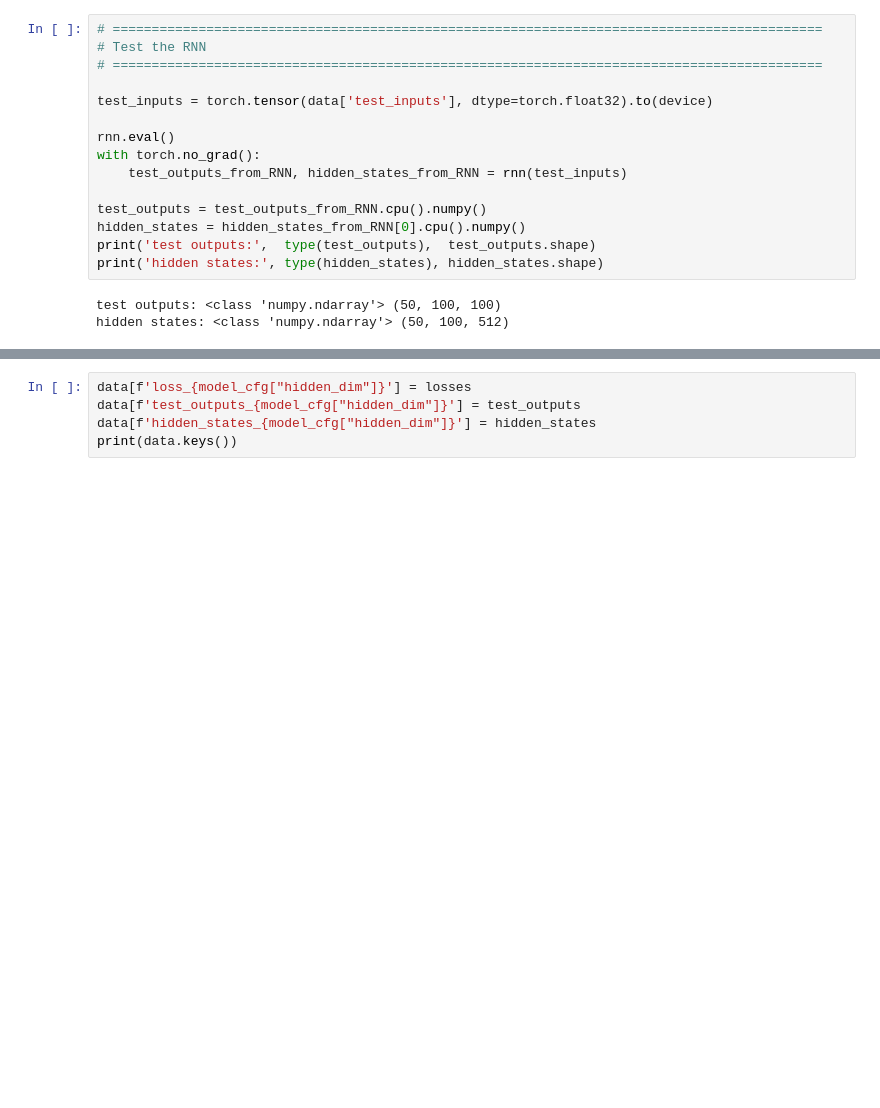
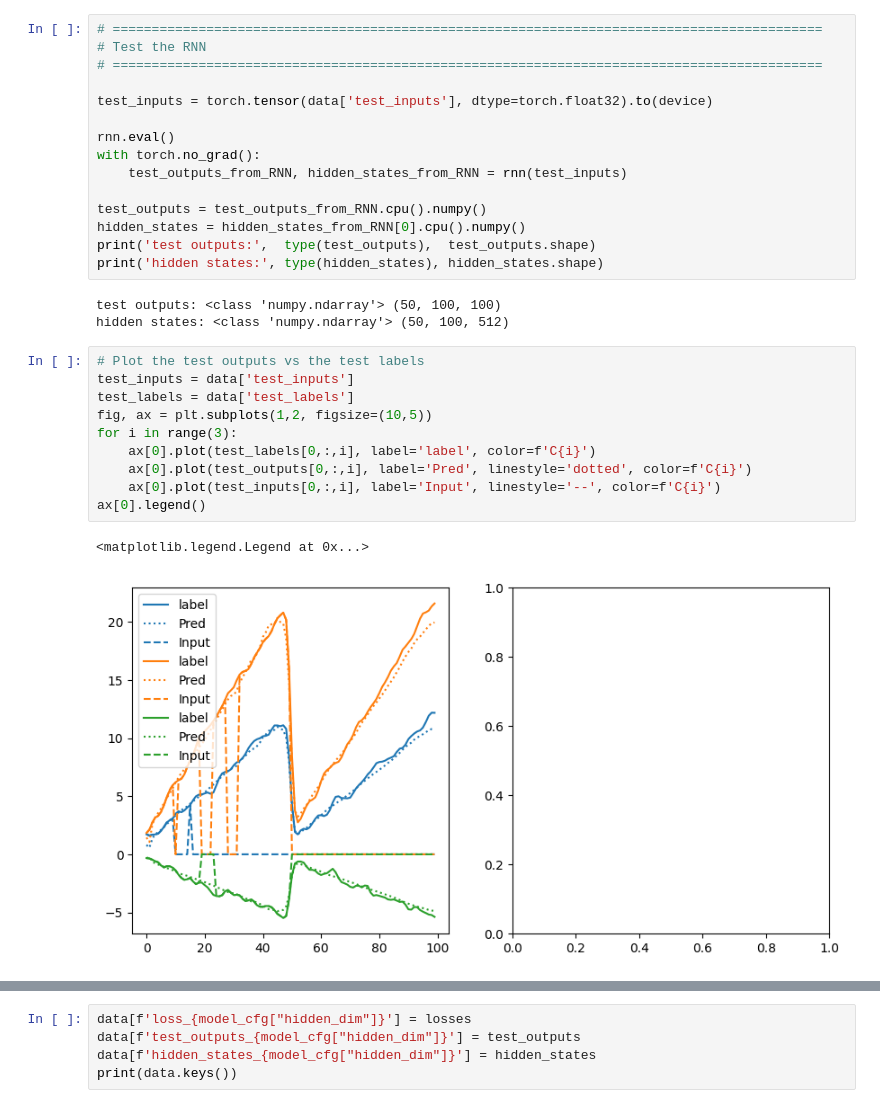
Before and after one commit to qrsyu/STCell, a Jupyter notebook: code/time_cell.ipynb, the cells around one changed output, grey strips where cells are left out. Drawn from its saved outputs; the diff is of its cells as text; blank space fills up the shorter version.

```diff
--- a/code/time_cell.ipynb
+++ b/code/time_cell.ipynb
@@ -184,6 +184,19 @@ print('hidden states:', type(hidden_states), hidden_states.shape)
 # %% [output]
 test outputs: <class 'numpy.ndarray'> (50, 100, 100)
 hidden states: <class 'numpy.ndarray'> (50, 100, 512)
+# %%
+# Plot the test outputs vs the test labels
+test_inputs = data['test_inputs']
+test_labels = data['test_labels']
+fig, ax = plt.subplots(1,2, figsize=(10,5))
+for i in range(3):
+    ax[0].plot(test_labels[0,:,i], label='label', color=f'C{i}')
+    ax[0].plot(test_outputs[0,:,i], label='Pred', linestyle='dotted', color=f'C{i}')
+    ax[0].plot(test_inputs[0,:,i], label='Input', linestyle='--', color=f'C{i}')
+ax[0].legend()
+# %% [output]
+<matplotlib.legend.Legend at 0x...>
+[figure, added]
 # %%
 # Plot the test outputs vs the test labels
 test_labels = data['test_labels']
```
Also changed, not shown: parts of 7 cells of this notebook, 16 other files.
